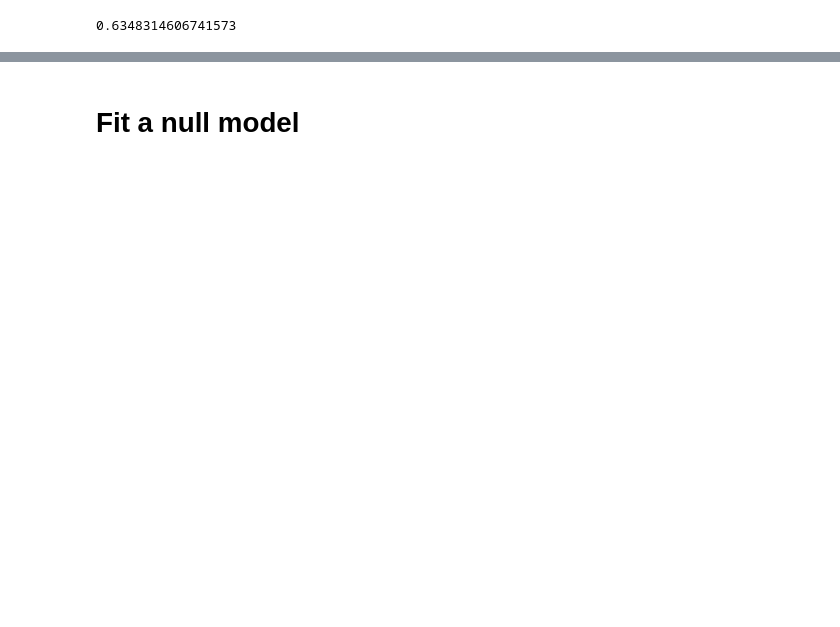
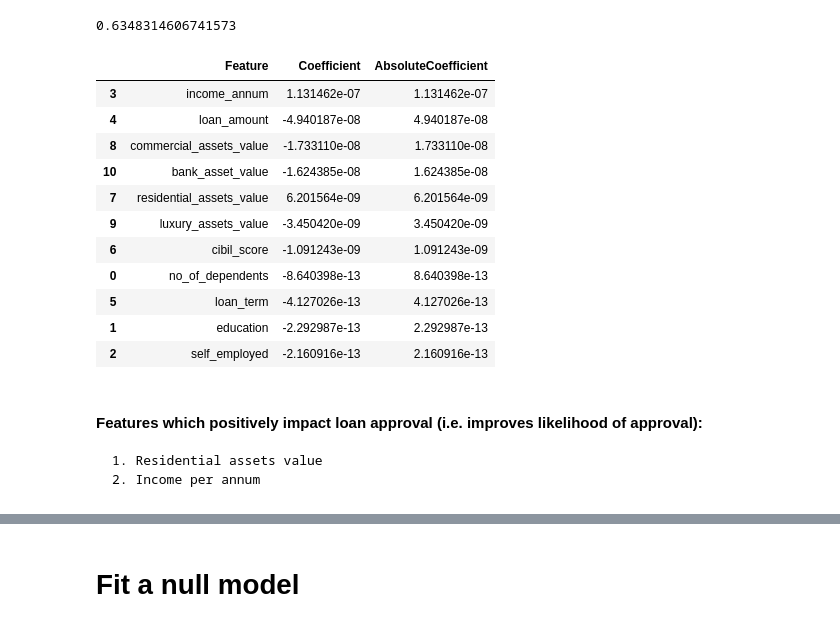
Before and after one commit to TuxedoCat1111/loan-approval-predictor, a Jupyter notebook: capstone_loan_app.ipynb, the cells around one changed output, grey strips where cells are left out. Saved outputs shown, nothing was run; the diff lists cells and outputs as text; code cells hidden in the pictures; blank space fills up the shorter version.

```diff
--- a/capstone_loan_app.ipynb
+++ b/capstone_loan_app.ipynb
@@ -289,3 +289,35 @@ LogisticRegression()
 lr.score(X_test, y_test)
 # %% [output]
 0.6348314606741573
+# %%
+# Let's review the impact of the features on the logistic regression model
+
+# Retrieve the coefficients of the logistic regression model
+coefficients = lr.coef_[0]
+# %%
+# Combine coefficients with column names
+coef_df = pd.DataFrame({'Feature': X_train.columns, 'Coefficient': coefficients})
+
+# Sort the coefficients by absolute value to see which features have the most impact
+coef_df['AbsoluteCoefficient'] = abs(coef_df['Coefficient'])
+coef_df = coef_df.sort_values(by='AbsoluteCoefficient', ascending=False)
+
+# Display the coefficients
+coef_df
+# %% [output]
+|  | Feature | Coefficient | AbsoluteCoefficient |
+| 3 | income_annum | 1.131462e-07 | 1.131462e-07 |
+| 4 | loan_amount | -4.940187e-08 | 4.940187e-08 |
+| 8 | commercial_assets_value | -1.733110e-08 | 1.733110e-08 |
+| 10 | bank_asset_value | -1.624385e-08 | 1.624385e-08 |
+| 7 | residential_assets_value | 6.201564e-09 | 6.201564e-09 |
+| 9 | luxury_assets_value | -3.450420e-09 | 3.450420e-09 |
+| 6 | cibil_score | -1.091243e-09 | 1.091243e-09 |
+| 0 | no_of_dependents | -8.640398e-13 | 8.640398e-13 |
+| 5 | loan_term | -4.127026e-13 | 4.127026e-13 |
+| 1 | education | -2.292987e-13 | 2.292987e-13 |
+| 2 | self_employed | -2.160916e-13 | 2.160916e-13 |
+# %% [markdown]
+#### Features which positively impact loan approval (i.e. improves likelihood of approval):
+    1. Residential assets value
+    2. Income per annum
```
Also changed, not shown: parts of 9 cells of this notebook.
